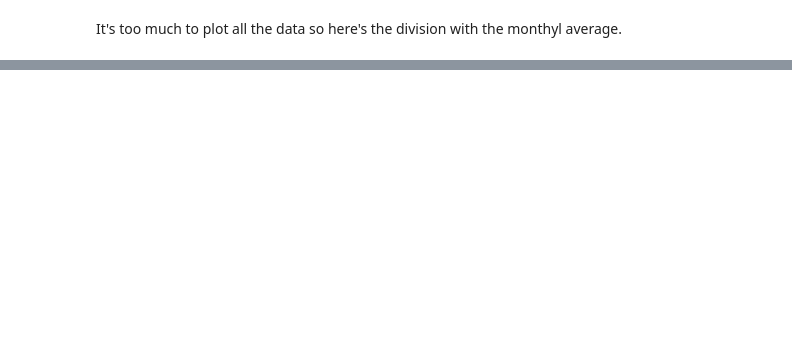
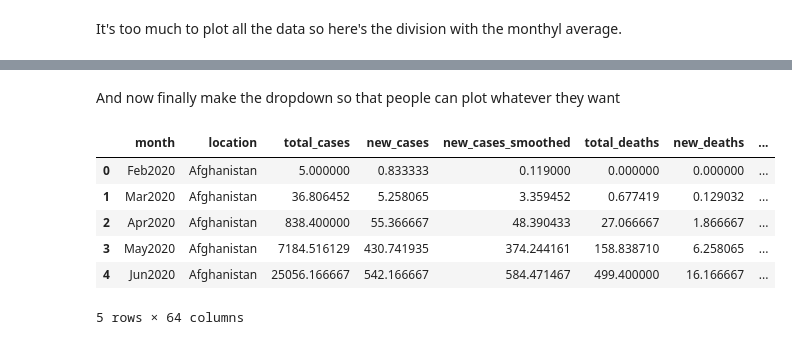
Before and after one commit to jlarija/DataVisualisationProject, a Jupyter notebook: iHateTheUK.ipynb, the cells around one changed output, grey strips where cells are left out. Drawn from its saved outputs; the diff is of its cells as text; code cells hidden in the pictures; blank space fills up the shorter version.

Commit message:
modified:   covid_final.pickle 	new file:   geo_map.py 	modified:   iHateTheUK.ipynb 	modified:   plot_ideas.py

```diff
--- a/iHateTheUK.ipynb
+++ b/iHateTheUK.ipynb
@@ -321,0 +373,17 @@ Press CTRL+C to quit
+# %% [markdown]
+And now finally make the dropdown so that people can plot whatever they want
+# %%
+check,final_df,wrldmap = equalize_countries(df)
+columns_to_remove2 = ['iso_code', 'continent','tests_units'] # non numerical data, I think
+final_df = final_df.drop(columns=columns_to_remove2)
+final_df = get_month_df(final_df)
+final_df = final_df.groupby(['month','location'], sort=False).mean().reset_index()
+final_df.head() # okay so now you have the final df
+# %% [output]
+|  | month | location | total_cases | new_cases | new_cases_smoothed | total_deaths | new_deaths | ... |
+| 0 | Feb2020 | Afghanistan | 5.000000 | 0.833333 | 0.119000 | 0.000000 | 0.000000 | ... |
+| 1 | Mar2020 | Afghanistan | 36.806452 | 5.258065 | 3.359452 | 0.677419 | 0.129032 | ... |
+| 2 | Apr2020 | Afghanistan | 838.400000 | 55.366667 | 48.390433 | 27.066667 | 1.866667 | ... |
+| 3 | May2020 | Afghanistan | 7184.516129 | 430.741935 | 374.244161 | 158.838710 | 6.258065 | ... |
+| 4 | Jun2020 | Afghanistan | 25056.166667 | 542.166667 | 584.471467 | 499.400000 | 16.166667 | ... |
+5 rows × 64 columns
```
Also changed, not shown: parts of 15 cells of this notebook, 3 other files.
